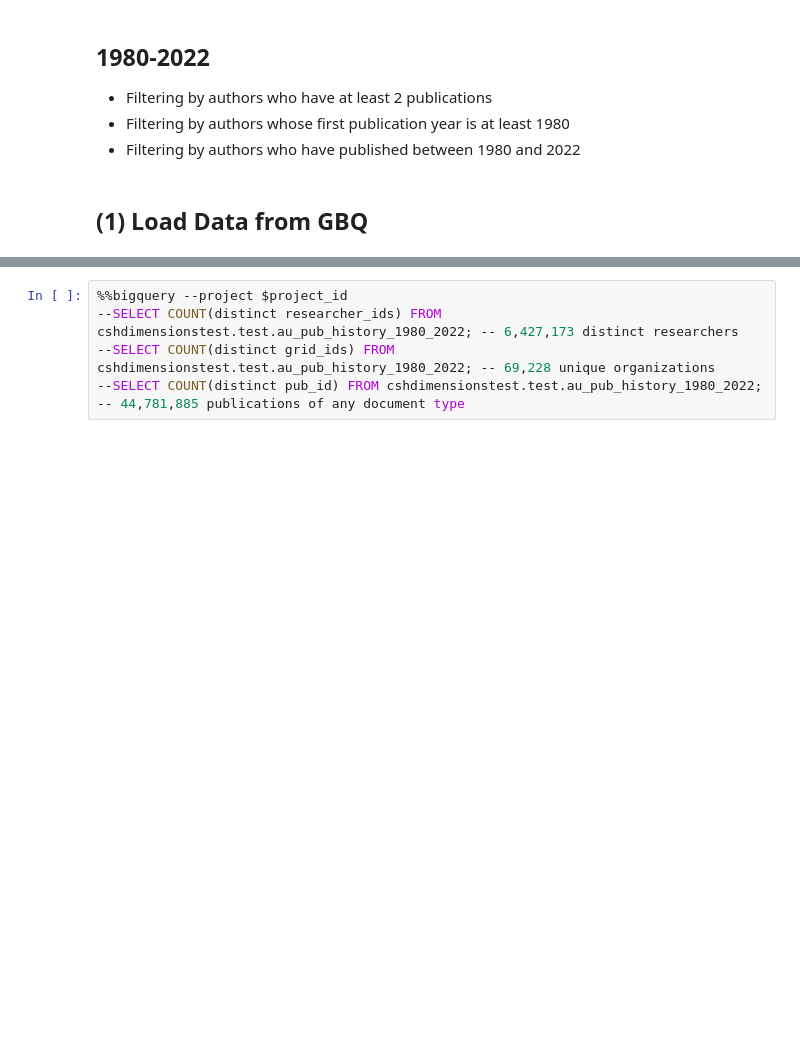
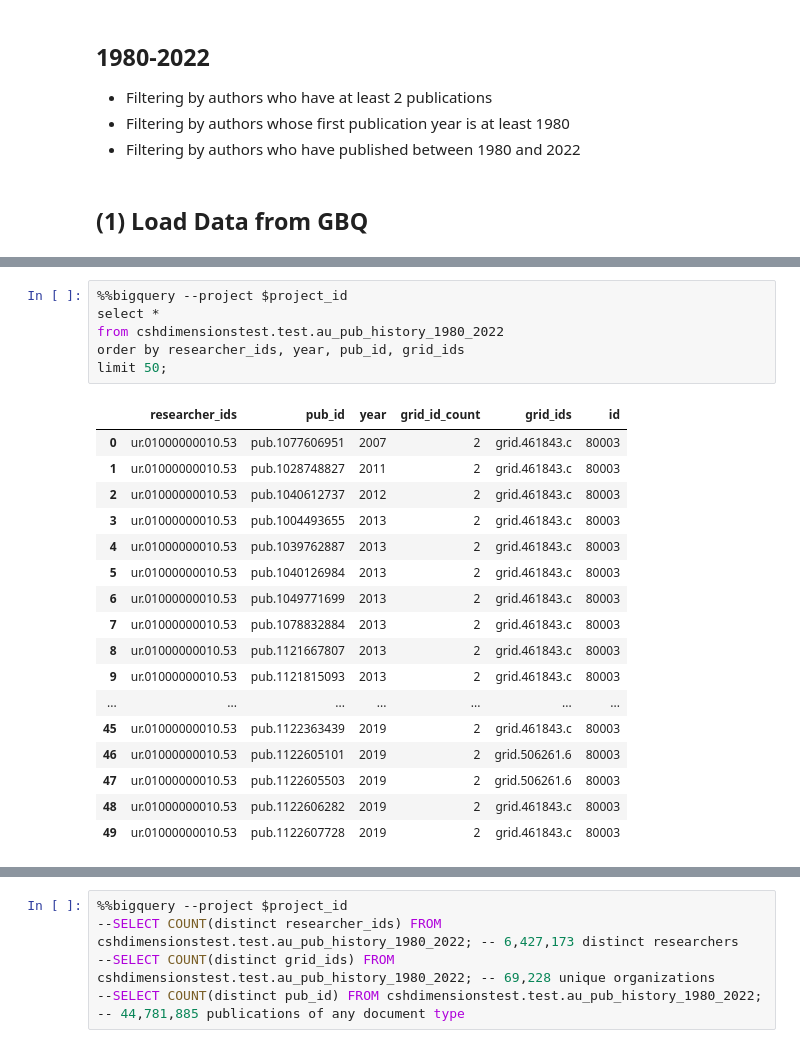
Before and after one commit to complexity-science-hub/SciFlows, a Jupyter notebook: Flows_1980_2022_first_level_for.ipynb, the cells around one changed output, grey strips where cells are left out. Saved outputs shown, nothing was run; the diff lists cells and outputs as text; blank space fills up the shorter version.

```diff
--- a/Flows_1980_2022_first_level_for.ipynb
+++ b/Flows_1980_2022_first_level_for.ipynb
@@ -180,0 +250,24 @@ WHERE researcher_ids ='ur.013012771111.87';
+# %%
+%%bigquery --project $project_id
+select *
+from cshdimensionstest.test.au_pub_history_1980_2022
+order by researcher_ids, year, pub_id, grid_ids
+limit 50;
+# %% [output]
+|  | researcher_ids | pub_id | year | grid_id_count | grid_ids | id |
+| 0 | ur.01000000010.53 | pub.1077606951 | 2007 | 2 | grid.461843.c | 80003 |
+| 1 | ur.01000000010.53 | pub.1028748827 | 2011 | 2 | grid.461843.c | 80003 |
+| 2 | ur.01000000010.53 | pub.1040612737 | 2012 | 2 | grid.461843.c | 80003 |
+| 3 | ur.01000000010.53 | pub.1004493655 | 2013 | 2 | grid.461843.c | 80003 |
+| 4 | ur.01000000010.53 | pub.1039762887 | 2013 | 2 | grid.461843.c | 80003 |
+| 5 | ur.01000000010.53 | pub.1040126984 | 2013 | 2 | grid.461843.c | 80003 |
+| 6 | ur.01000000010.53 | pub.1049771699 | 2013 | 2 | grid.461843.c | 80003 |
+| 7 | ur.01000000010.53 | pub.1078832884 | 2013 | 2 | grid.461843.c | 80003 |
+| 8 | ur.01000000010.53 | pub.1121667807 | 2013 | 2 | grid.461843.c | 80003 |
+| 9 | ur.01000000010.53 | pub.1121815093 | 2013 | 2 | grid.461843.c | 80003 |
+| ... | ... | ... | ... | ... | ... | ... |
+| 45 | ur.01000000010.53 | pub.1122363439 | 2019 | 2 | grid.461843.c | 80003 |
+| 46 | ur.01000000010.53 | pub.1122605101 | 2019 | 2 | grid.506261.6 | 80003 |
+| 47 | ur.01000000010.53 | pub.1122605503 | 2019 | 2 | grid.506261.6 | 80003 |
+| 48 | ur.01000000010.53 | pub.1122606282 | 2019 | 2 | grid.461843.c | 80003 |
+| 49 | ur.01000000010.53 | pub.1122607728 | 2019 | 2 | grid.461843.c | 80003 |
```
Also changed, not shown: parts of 40 cells of this notebook.
